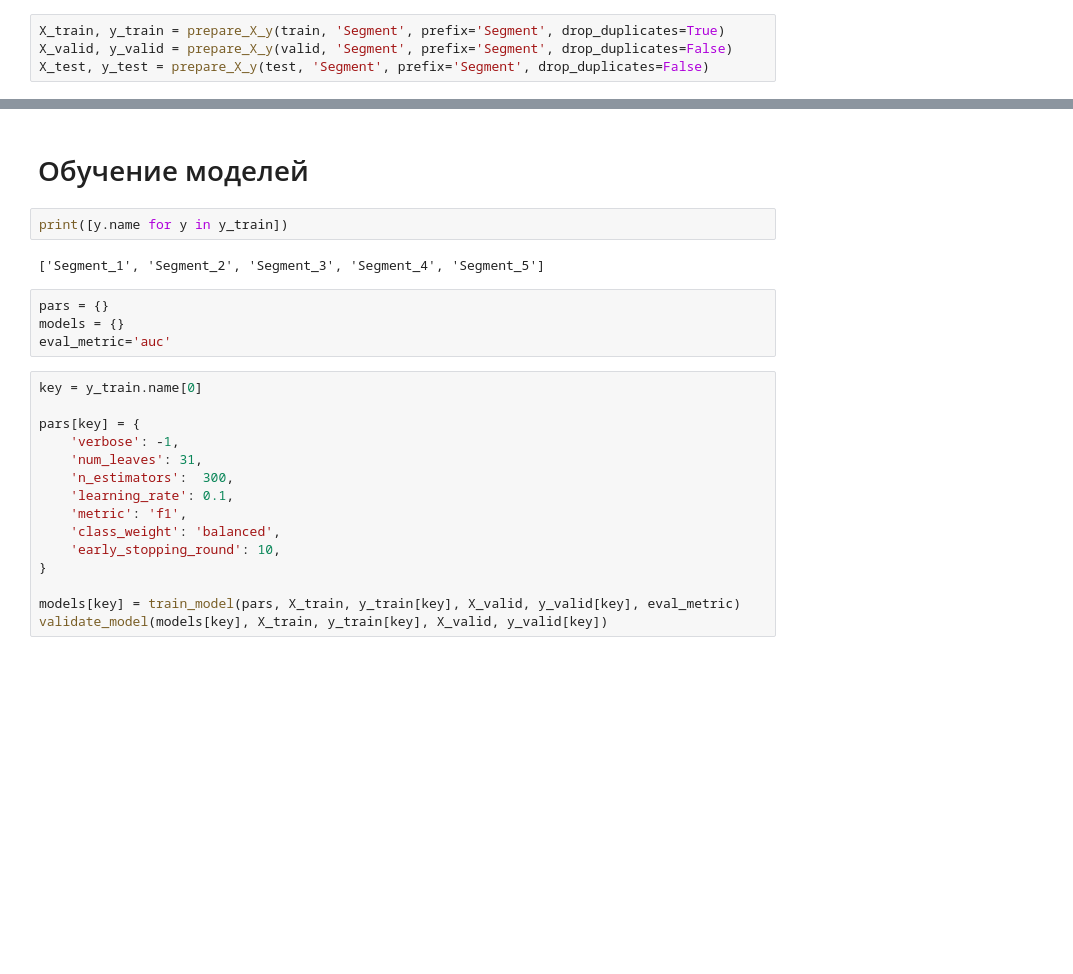
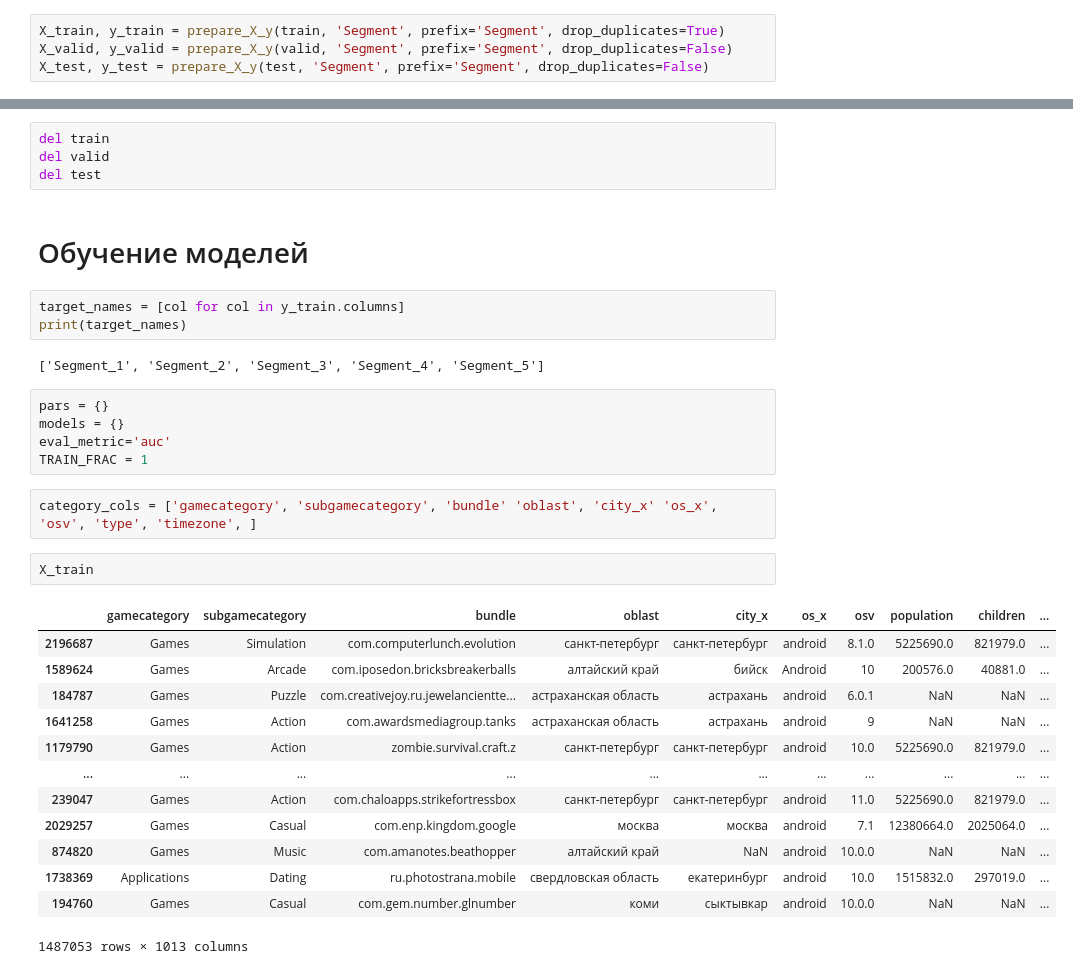
Before and after one commit to SerSmith/hackathon_hyper_ad_tech, a Jupyter notebook: notebooks/affernus_baseline_lgbm.ipynb, the cells around one changed output, grey strips where cells are left out. Saved outputs shown, nothing was run; the diff lists cells and outputs as text; blank space fills up the shorter version.

```diff
--- a/notebooks/affernus_baseline_lgbm.ipynb
+++ b/notebooks/affernus_baseline_lgbm.ipynb
@@ -154,25 +228,34 @@ Name: Segment, dtype: int64
+# %%
+del train
+del valid
+del test
 # %% [markdown]
 # Обучение моделей
-# %%
-print([y.name for y in y_train])
-# %% [output]
-['Segment_1', 'Segment_2', 'Segment_3', 'Segment_4', 'Segment_5']
+# %%
+target_names = [col for col in y_train.columns]
+print(target_names)
+# %% [output]
+['Segment_1', 'Segment_2', 'Segment_3', 'Segment_4', 'Segment_5']
 # %%
 pars = {}
 models = {}
 eval_metric='auc'
+TRAIN_FRAC = 1
-# %%
-key = y_train.name[0]
-
-pars[key] = {
-    'verbose': -1,
-    'num_leaves': 31,
-    'n_estimators':  300,
-    'learning_rate': 0.1,
-    'metric': 'f1',
-    'class_weight': 'balanced',
-    'early_stopping_round': 10,
-}
-
-models[key] = train_model(pars, X_train, y_train[key], X_valid, y_valid[key], eval_metric)
-validate_model(models[key], X_train, y_train[key], X_valid, y_valid[key])
+# %%
+category_cols = ['gamecategory', 'subgamecategory', 'bundle' 'oblast', 'city_x' 'os_x', 'osv', 'type', 'timezone', ]
+# %%
+X_train
+# %% [output]
+|  | gamecategory | subgamecategory | bundle | oblast | city_x | os_x | osv | population | children | ... |
+| 2196687 | Games | Simulation | com.computerlunch.evolution | санкт-петербург | санкт-петербург | android | 8.1.0 | 5225690.0 | 821979.0 | ... |
+| 1589624 | Games | Arcade | com.iposedon.bricksbreakerballs | алтайский край | бийск | Android | 10 | 200576.0 | 40881.0 | ... |
+| 184787 | Games | Puzzle | com.creativejoy.ru.jewelancientte... | астраханская область | астрахань | android | 6.0.1 | NaN | NaN | ... |
+| 1641258 | Games | Action | com.awardsmediagroup.tanks | астраханская область | астрахань | android | 9 | NaN | NaN | ... |
+| 1179790 | Games | Action | zombie.survival.craft.z | санкт-петербург | санкт-петербург | android | 10.0 | 5225690.0 | 821979.0 | ... |
+| ... | ... | ... | ... | ... | ... | ... | ... | ... | ... | ... |
+| 239047 | Games | Action | com.chaloapps.strikefortressbox | санкт-петербург | санкт-петербург | android | 11.0 | 5225690.0 | 821979.0 | ... |
+| 2029257 | Games | Casual | com.enp.kingdom.google | москва | москва | android | 7.1 | 12380664.0 | 2025064.0 | ... |
+| 874820 | Games | Music | com.amanotes.beathopper | алтайский край | NaN | android | 10.0.0 | NaN | NaN | ... |
+| 1738369 | Applications | Dating | ru.photostrana.mobile | свердловская область | екатеринбург | android | 10.0 | 1515832.0 | 297019.0 | ... |
+| 194760 | Games | Casual | com.gem.number.glnumber | коми | сыктывкар | android | 10.0.0 | NaN | NaN | ... |
+1487053 rows × 1013 columns
```
Also changed, not shown: parts of 24 cells of this notebook, 17 other files.
